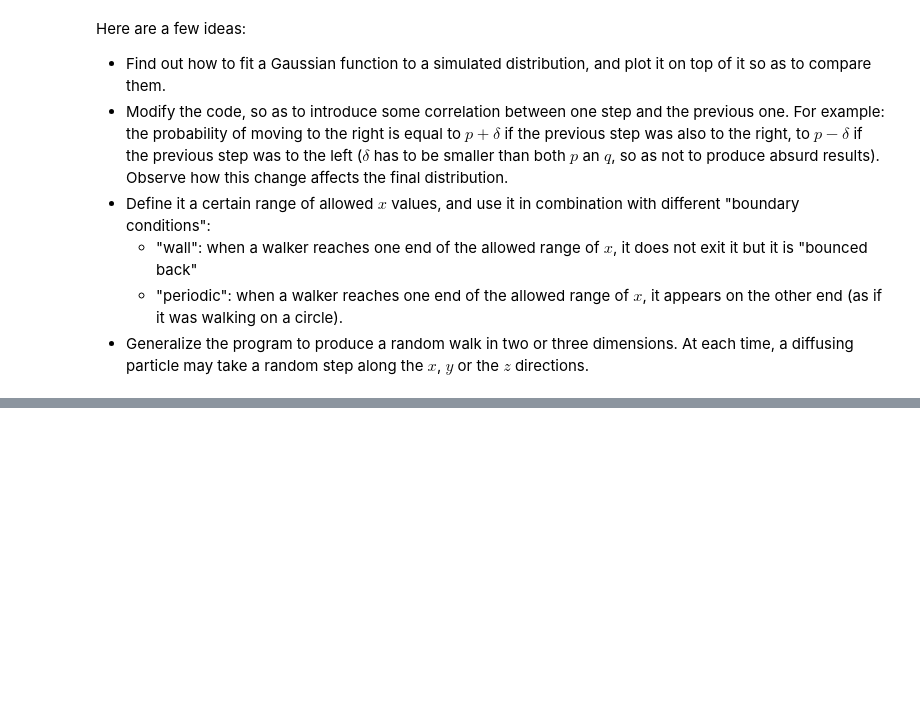
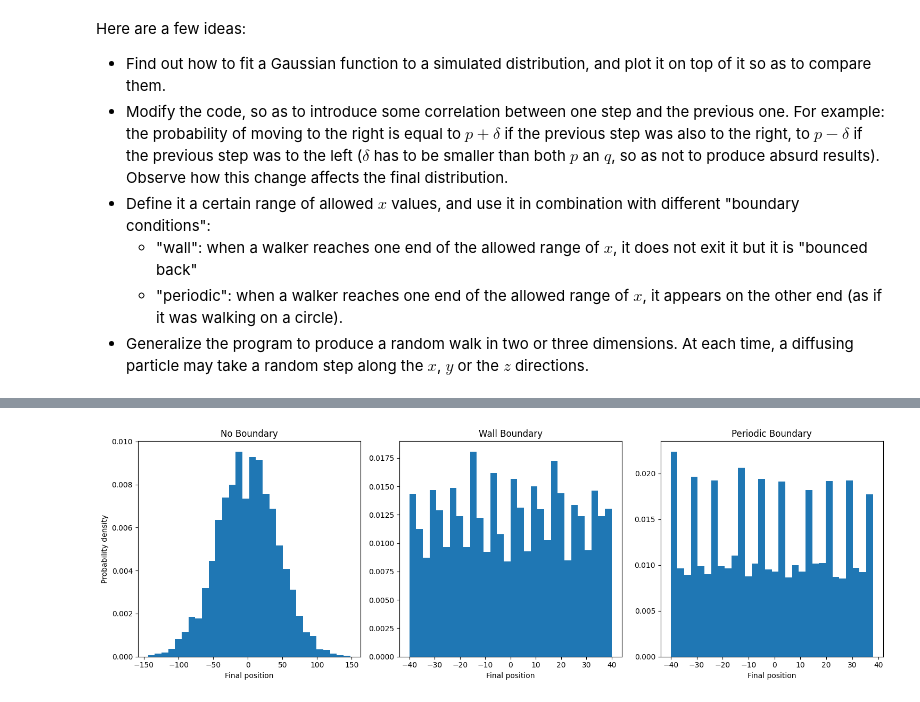
Before and after one commit to LuigiPagani/Molecular-Modeling-for-Materials, a Jupyter notebook: RandomWalk.ipynb, the cells around one changed output, grey strips where cells are left out. Drawn from its saved outputs; the diff is of its cells as text; code cells hidden in the pictures; blank space fills up the shorter version.

```diff
--- a/RandomWalk.ipynb
+++ b/RandomWalk.ipynb
@@ -506,0 +335,84 @@ Fitted parameters: mean=-17.72067199618736, sigma=28.960287442170472
+# %%
+#@title Random Walk with Boundary Conditions
+import numpy as np
+import matplotlib.pyplot as plt
+
+def random_walk_with_boundaries(N, p, boundary_type, boundary_range, M=5000):
+    rng = np.random.default_rng(12345)
+    trajectories = np.zeros((M, N+1))
+
+    for i in range(M):
+        x = 0
+        for j in range(1, N+1):
+            step = 1 if rng.random() < p else -1
+            x += step
+
+            if boundary_type == 'wall':
+                x = min(max(x, -boundary_range), boundary_range)
+            elif boundary_type == 'periodic':
+                x = (x + boundary_range) % (2 * boundary_range) - boundary_range
+
+            trajectories[i, j] = x
+
+    return trajectories
+
+# Parameters
+N = 2000  # Number of steps
+p = 0.5   # Probability of moving right
+boundary_range = 40
+
+# Simulate random walks with different boundary conditions
+no_boundary = random_walk_with_boundaries(N, p, 'none', np.inf)
+wall_boundary = random_walk_with_boundaries(N, p, 'wall', boundary_range)
+periodic_boundary = random_walk_with_boundaries(N, p, 'periodic', boundary_range)
+
+# Plot results
+plt.figure(figsize=(15, 5))
+
+plt.subplot(131)
+plt.hist(no_boundary[:, -1], bins=30, density=True)
+plt.title('No Boundary')
+plt.xlabel('Final position')
+plt.ylabel('Probability density')
+
+plt.subplot(132)
+plt.hist(wall_boundary[:, -1], bins=30, density=True)
+plt.title('Wall Boundary')
+plt.xlabel('Final position')
+
+plt.subplot(133)
+plt.hist(periodic_boundary[:, -1], bins=30, density=True)
+plt.title('Periodic Boundary')
+plt.xlabel('Final position')
+
+plt.tight_layout()
+plt.show()
+
+# Plot example trajectories
+plt.figure(figsize=(15, 5))
+
+plt.subplot(131)
+for i in range(5):
+    plt.plot(no_boundary[i], alpha=0.8)
+plt.title('No Boundary')
+plt.xlabel('Step')
+plt.ylabel('Position')
+
+plt.subplot(132)
+for i in range(5):
+    plt.plot(wall_boundary[i], alpha=0.8)
+plt.title('Wall Boundary')
+plt.xlabel('Step')
+plt.ylim(-boundary_range-1, boundary_range+1)
+
+plt.subplot(133)
+for i in range(5):
+    plt.plot(periodic_boundary[i], alpha=0.8)
+plt.title('Periodic Boundary')
+plt.xlabel('Step')
+plt.ylim(-boundary_range-1, boundary_range+1)
+
+plt.tight_layout()
+plt.show()
+# %% [output]
+[figure, added]
```
Also changed, not shown: parts of 22 cells of this notebook, 1 other file.
